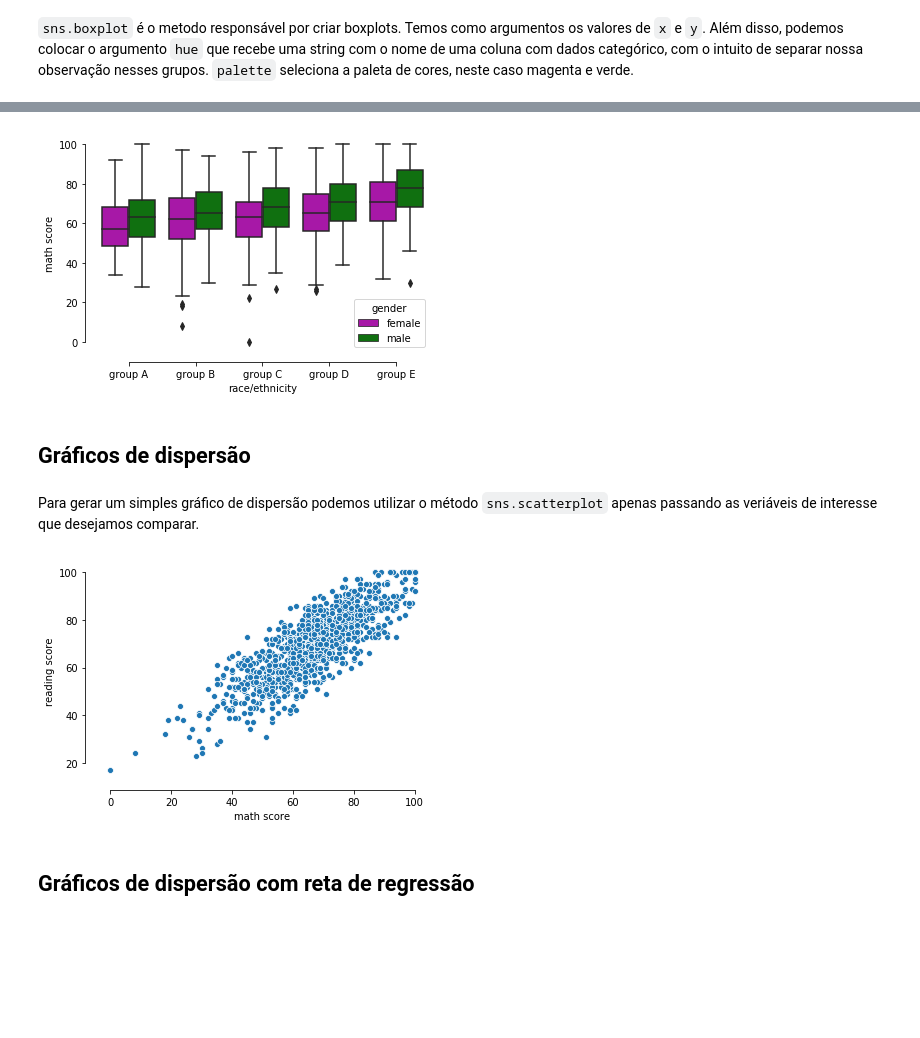
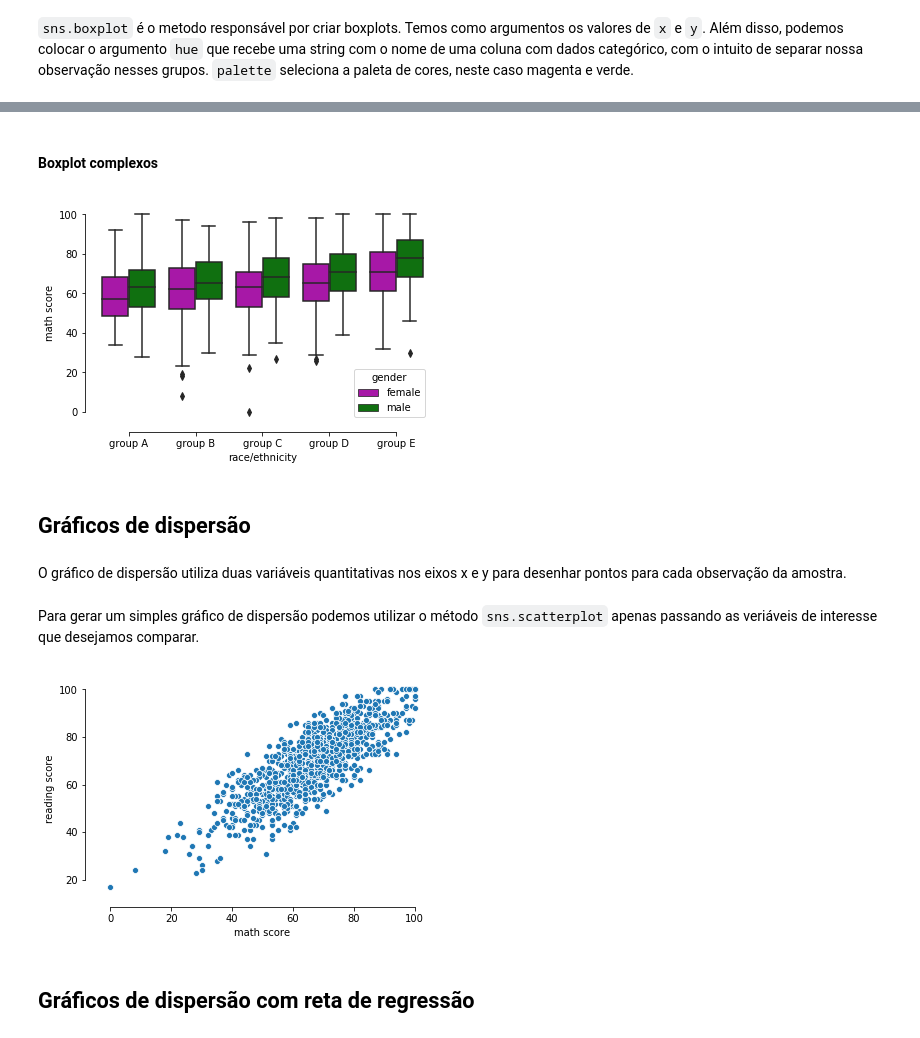
Before and after one commit to Daniel-EST/python-basico-machine-learning, a Jupyter notebook: notebooks/02_visualizacao/visualizacao.ipynb, the cells around one changed output, grey strips where cells are left out. Drawn from its saved outputs; the diff is of its cells as text; code cells hidden in the pictures; blank space fills up the shorter version.

```diff
--- a/notebooks/02_visualizacao/visualizacao.ipynb
+++ b/notebooks/02_visualizacao/visualizacao.ipynb
@@ -210,21 +282,32 @@ plt.show()
+# %% [markdown]
+#### Boxplot complexos
 # %%
-sns.boxplot(x="race/ethnicity", y="math score",
-            hue="gender", palette=["m", "g"],
-            order=['group A', 'group B', 'group C', 'group D', 'group E'],
-            data=data)
-sns.despine(offset=10, trim=True) # retira as bordas
+sns.boxplot(x="race/ethnicity",                                              # Eixo X receberá os grupos.
+            y="math score",                                                  # Eixo Y receberá a variável quantitativa
+            hue="gender",                                                    # Hue colore o gráfico de acordo com outra variável categórica
+                                                                             # neste caso o gênero
+            palette=["m", "g"],                                              # Paleta de cores neste caos 'm', magenta e 'g' verde
+            order=['group A', 'group B', 'group C', 'group D', 'group E'],   # Trocando a ordem em que os grupos aparecem
+                                                                             # no eixo X.
+            data=data)                                                       # Dados
+
+sns.despine(offset=10, trim=True)
 # %% [output]
-[figure, old version]
+[figure, new version]
 # %% [markdown]
 ## Gráficos de dispersão
+# %% [markdown]
+O gráfico de dispersão utiliza duas variáveis quantitativas nos eixos x e y para desenhar pontos para cada observação da amostra.
 # %% [markdown]
 Para gerar um simples gráfico de dispersão podemos utilizar o método `sns.scatterplot` apenas passando as veriáveis de interesse que desejamos comparar.
 # %%
-sns.scatterplot(x="math score", y="reading score",
+sns.scatterplot(x="math score",
+                y="reading score",
                 data=data);
+
 sns.despine(offset=10, trim=True)
 # %% [output]
-[figure, old version]
+[figure, new version]
 # %% [markdown]
 ## Gráficos de dispersão com reta de regressão
 # %% [markdown]
```
Also changed, not shown: parts of 46 cells of this notebook.
